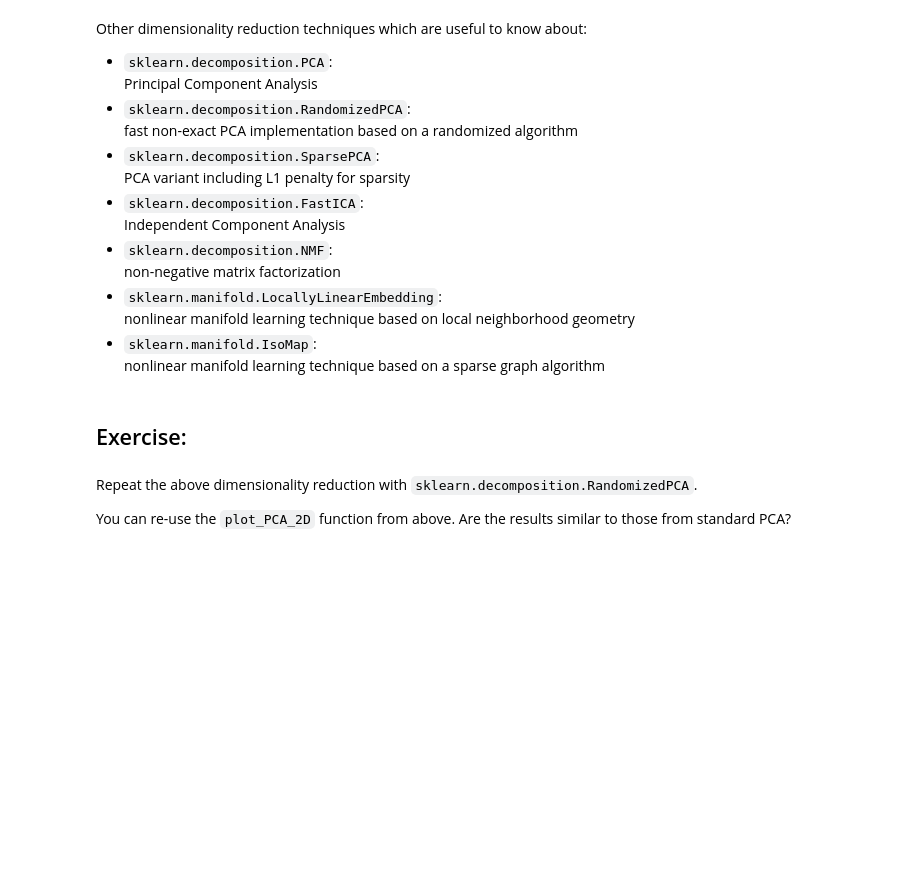
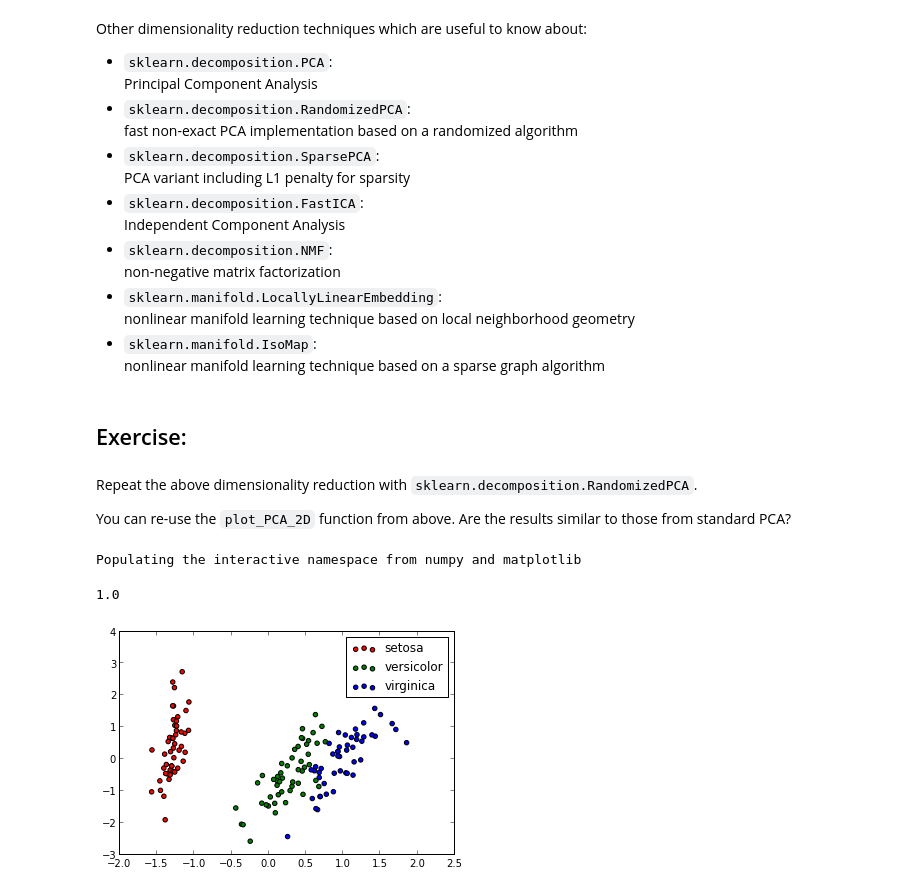
Before and after one commit to yoavfreund/UCSD_BigData, a Jupyter notebook: notebooks/sklearn_Yoav/06_iris_dimensionality.ipynb, the cells around one changed output. Cells and saved outputs as stored; diff of their text form; code cells hidden in the pictures; blank space fills up the shorter version.

```diff
--- a/notebooks/sklearn_Yoav/06_iris_dimensionality.ipynb
+++ b/notebooks/sklearn_Yoav/06_iris_dimensionality.ipynb
@@ -227,3 +227,30 @@ Repeat the above dimensionality reduction with
 
 You can re-use the ``plot_PCA_2D`` function from above.
 Are the results similar to those from standard PCA?
+# %%
+from sklearn.datasets import load_iris
+iris = load_iris()
+X = iris.data
+y = iris.target
+from sklearn.decomposition import RandomizedPCA
+pca = RandomizedPCA(n_components=2, whiten=True)
+pca.fit(X)
+X_pca = pca.transform(X)
+%pylab inline
+import pylab as pl
+from itertools import cycle
+
+def plot_PCA_2D(data, target, target_names):
+    colors = cycle('rgbcmykw')
+    target_ids = range(len(target_names))
+    pl.figure()
+    for i, c, label in zip(target_ids, colors, target_names):
+        pl.scatter(data[target == i, 0], data[target == i, 1],
+                   c=c, label=label)
+    pl.legend()
+plot_PCA_2D(X_pca, iris.target, iris.target_names)
+pca.explained_variance_ratio_.sum()
+# %% [output]
+Populating the interactive namespace from numpy and matplotlib
+1.0
+[figure, added]
```
Also changed, not shown: parts of 4 cells of this notebook, 1 other file.
